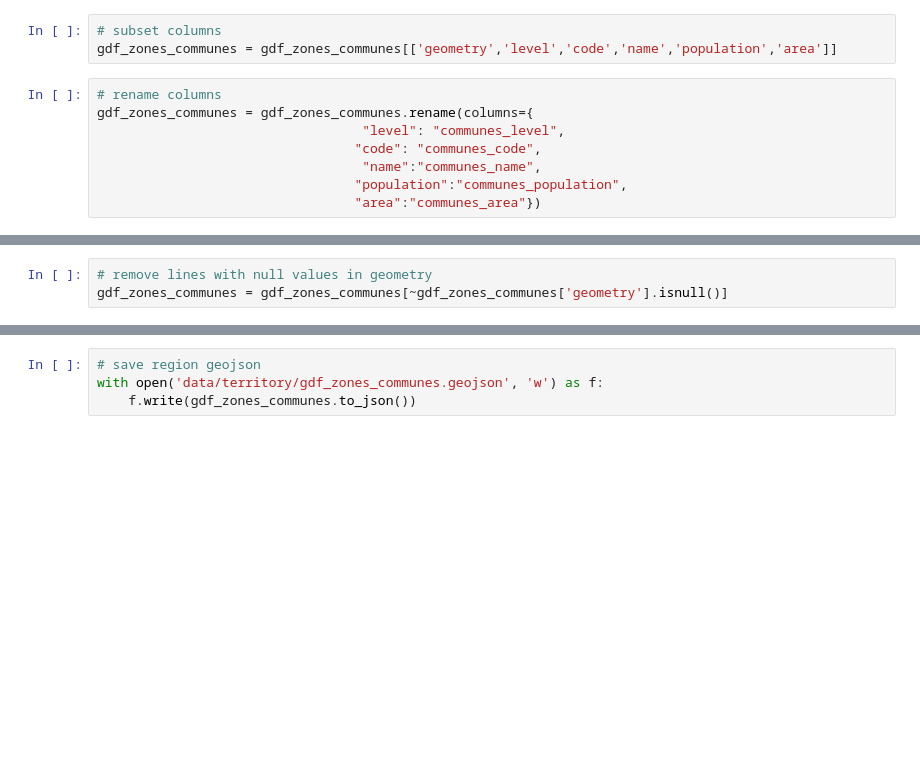
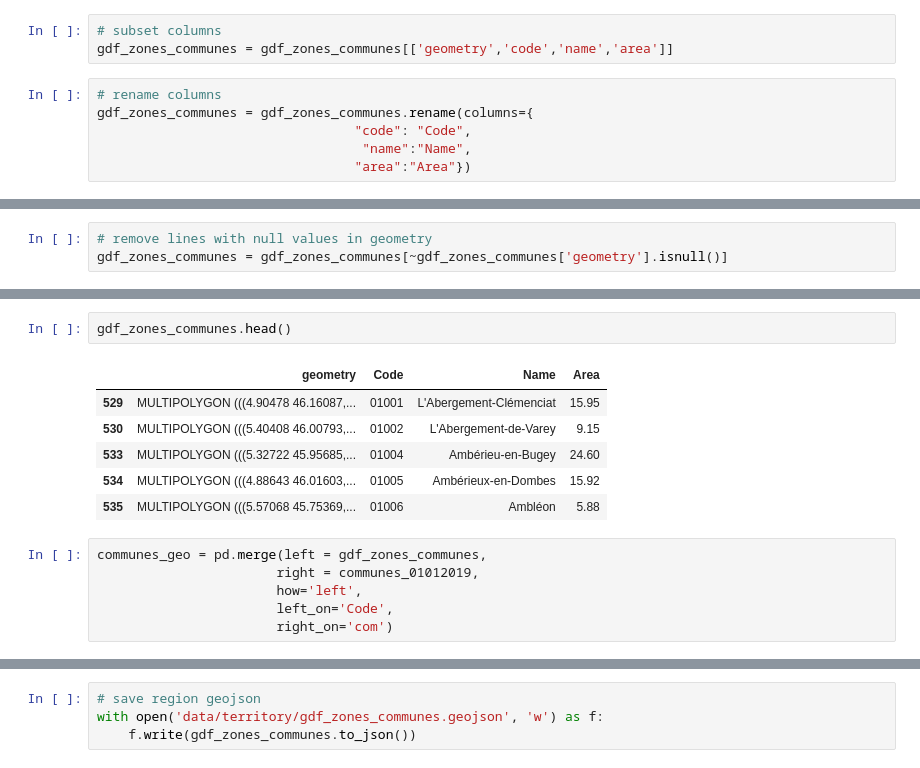
Before and after one commit to S-AI-F/OpenGeoKPI-GCP, a Jupyter notebook: refine-territory-raw-data.ipynb, the cells around one changed output, grey strips where cells are left out. Cells and saved outputs as stored; diff of their text form; blank space fills up the shorter version.

```diff
--- a/refine-territory-raw-data.ipynb
+++ b/refine-territory-raw-data.ipynb
@@ -145,15 +145,13 @@ File uploaded to opengeokpi-bucket.
 gdf_zones_communes =  gdf_zones[gdf_zones.level == 'fr:commune']
 # %%
 # subset columns
-gdf_zones_communes = gdf_zones_communes[['geometry','level','code','name','population','area']]
+gdf_zones_communes = gdf_zones_communes[['geometry','code','name','area']]
 # %%
 # rename columns
 gdf_zones_communes = gdf_zones_communes.rename(columns={
-                                  "level": "communes_level",
-                                 "code": "communes_code",
-                                  "name":"communes_name",
-                                 "population":"communes_population",
-                                 "area":"communes_area"})
+                                 "code": "Code",
+                                  "name":"Name",
+                                 "area":"Area"})
 # %%
 # check null values
 null_columns=gdf_zones_communes.columns[gdf_zones_communes.isnull().any()]
@@ -168,0 +199,15 @@ gdf_zones_communes = gdf_zones_communes[~gdf_zones_communes['geometry'].isnull()
+# %%
+gdf_zones_communes.head()
+# %% [output]
+|  | geometry | Code | Name | Area |
+| 529 | MULTIPOLYGON (((4.90478 46.16087,... | 01001 | L'Abergement-Clémenciat | 15.95 |
+| 530 | MULTIPOLYGON (((5.40408 46.00793,... | 01002 | L'Abergement-de-Varey | 9.15 |
+| 533 | MULTIPOLYGON (((5.32722 45.95685,... | 01004 | Ambérieu-en-Bugey | 24.60 |
+| 534 | MULTIPOLYGON (((4.88643 46.01603,... | 01005 | Ambérieux-en-Dombes | 15.92 |
+| 535 | MULTIPOLYGON (((5.57068 45.75369,... | 01006 | Ambléon | 5.88 |
+# %%
+communes_geo = pd.merge(left = gdf_zones_communes,
+                       right = communes_01012019,
+                       how='left',
+                       left_on='Code',
+                       right_on='com')
```
Also changed, not shown: parts of 12 cells of this notebook.
